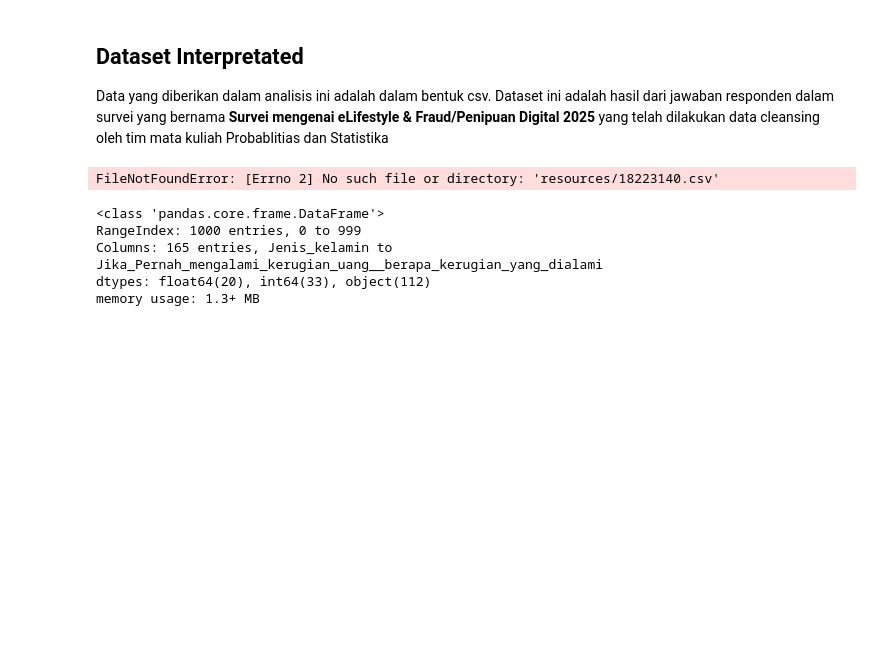
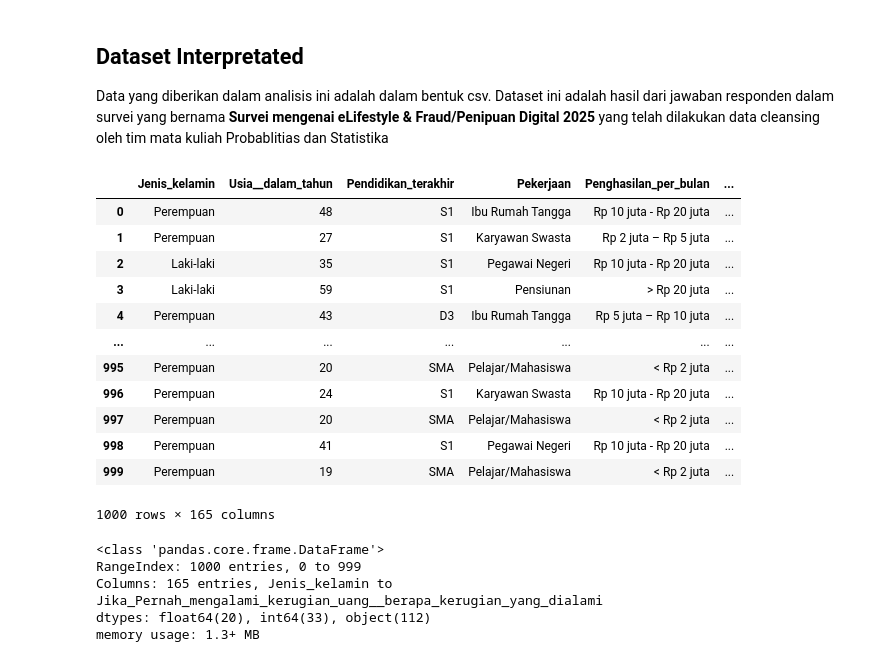
Before and after one commit to rinmdfa25/II2211-TugasBesar-Analisisdata-eLifestyle-Fraud-Penipuan-Digital-2025, a Jupyter notebook: src/II2211_Tugas Besar_Analisis Data_Raihan Muhammad Daffa.ipynb, the cells around one changed output. Cells and saved outputs as stored; diff of their text form; code cells hidden in the pictures; blank space fills up the shorter version.

```diff
--- a/src/II2211_Tugas Besar_Analisis Data_Raihan Muhammad Daffa.ipynb
+++ b/src/II2211_Tugas Besar_Analisis Data_Raihan Muhammad Daffa.ipynb
@@ -19,10 +19,22 @@ from scipy.stats import norm, chi2, chi2_contingency, kstest
 Data yang diberikan dalam analisis ini adalah dalam bentuk csv. Dataset ini adalah hasil dari jawaban responden dalam survei yang bernama **Survei mengenai eLifestyle & Fraud/Penipuan Digital 2025** yang telah dilakukan data cleansing oleh tim mata kuliah Probablitias dan Statistika
 # %%
 # Membaca Data
-df = pd.read_csv("resources/18223140.csv")
+df = pd.read_csv('18223140.csv')
 df
 # %% [output]
+|  | Jenis_kelamin | Usia__dalam_tahun | Pendidikan_terakhir | Pekerjaan | Penghasilan_per_bulan | ... |
+| 0 | Perempuan | 48 | S1 | Ibu Rumah Tangga | Rp 10 juta - Rp 20 juta | ... |
+| 1 | Perempuan | 27 | S1 | Karyawan Swasta | Rp 2 juta – Rp 5 juta | ... |
+| 2 | Laki-laki | 35 | S1 | Pegawai Negeri | Rp 10 juta - Rp 20 juta | ... |
+| 3 | Laki-laki | 59 | S1 | Pensiunan | > Rp 20 juta | ... |
+| 4 | Perempuan | 43 | D3 | Ibu Rumah Tangga | Rp 5 juta – Rp 10 juta | ... |
+| ... | ... | ... | ... | ... | ... | ... |
+| 995 | Perempuan | 20 | SMA | Pelajar/Mahasiswa | < Rp 2 juta | ... |
+| 996 | Perempuan | 24 | S1 | Karyawan Swasta | Rp 10 juta - Rp 20 juta | ... |
+| 997 | Perempuan | 20 | SMA | Pelajar/Mahasiswa | < Rp 2 juta | ... |
+| 998 | Perempuan | 41 | S1 | Pegawai Negeri | Rp 10 juta - Rp 20 juta | ... |
+| 999 | Perempuan | 19 | SMA | Pelajar/Mahasiswa | < Rp 2 juta | ... |
-FileNotFoundError: [Errno 2] No such file or directory: 'resources/18223140.csv'
+1000 rows × 165 columns
 # %%
 # Informasi Data
 df.info()
```
